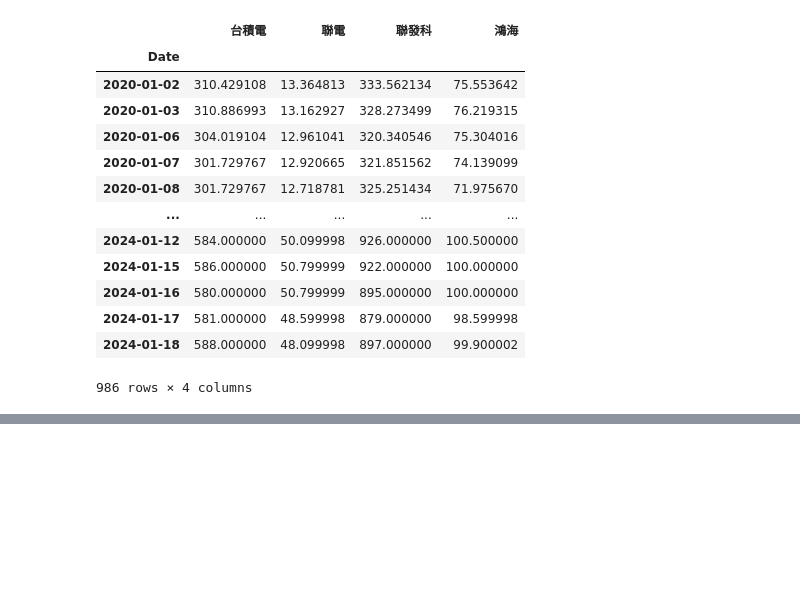
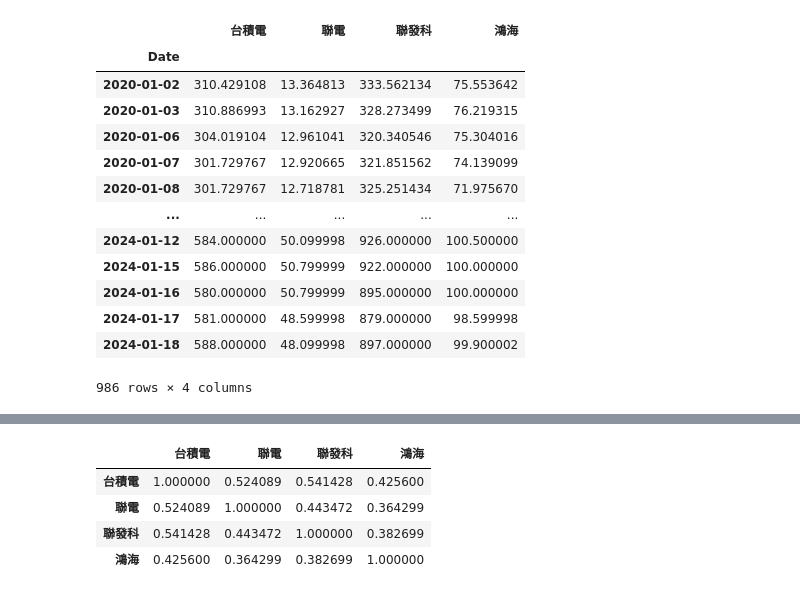
Before and after one commit to chainmine55/2023_11_16Python, a Jupyter notebook: lesson20/lesson20_1.ipynb, the cells around one changed output, grey strips where cells are left out. Cells and saved outputs as stored; diff of their text form; code cells hidden in the pictures; blank space fills up the shorter version.

```diff
--- a/lesson20/lesson20_1.ipynb
+++ b/lesson20/lesson20_1.ipynb
@@ -144,0 +165,8 @@ dataFrame.rename(columns = {'2330.TW':'台積電',
+# %%
+dataFrame3.corr()
+# %% [output]
+|  | 台積電 | 聯電 | 聯發科 | 鴻海 |
+| 台積電 | 1.000000 | 0.524089 | 0.541428 | 0.425600 |
+| 聯電 | 0.524089 | 1.000000 | 0.443472 | 0.364299 |
+| 聯發科 | 0.541428 | 0.443472 | 1.000000 | 0.382699 |
+| 鴻海 | 0.425600 | 0.364299 | 0.382699 | 1.000000 |
```
Also changed, not shown: parts of 2 cells of this notebook.
